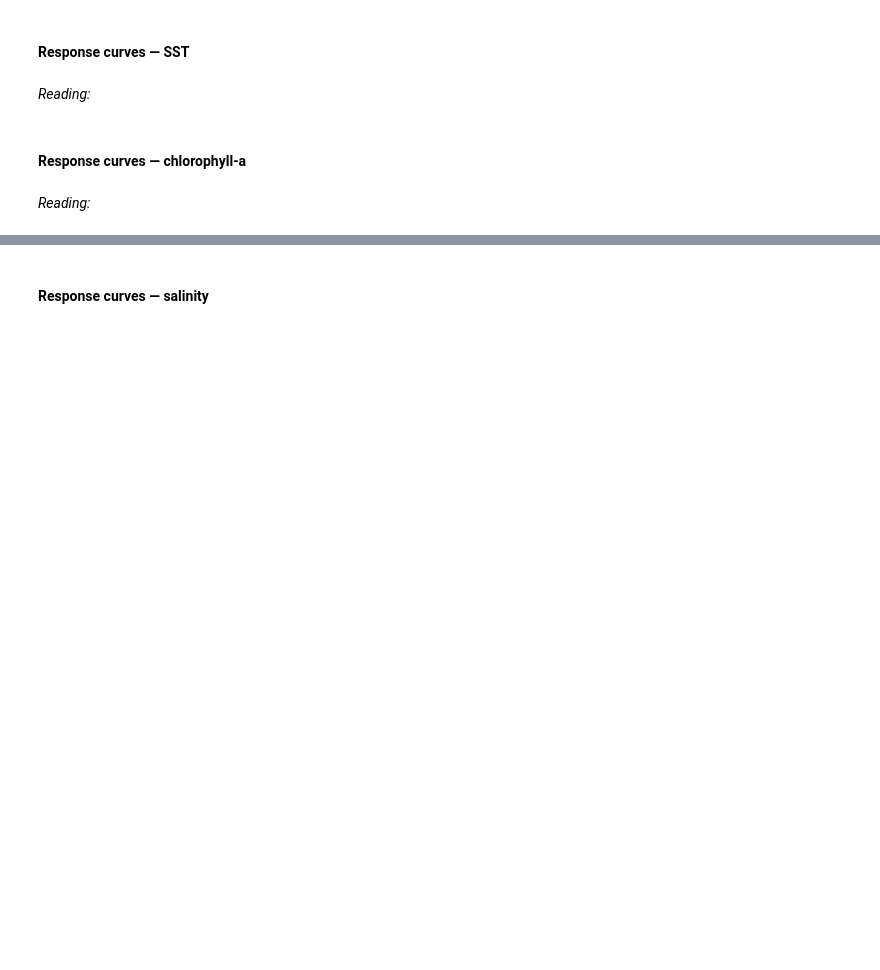
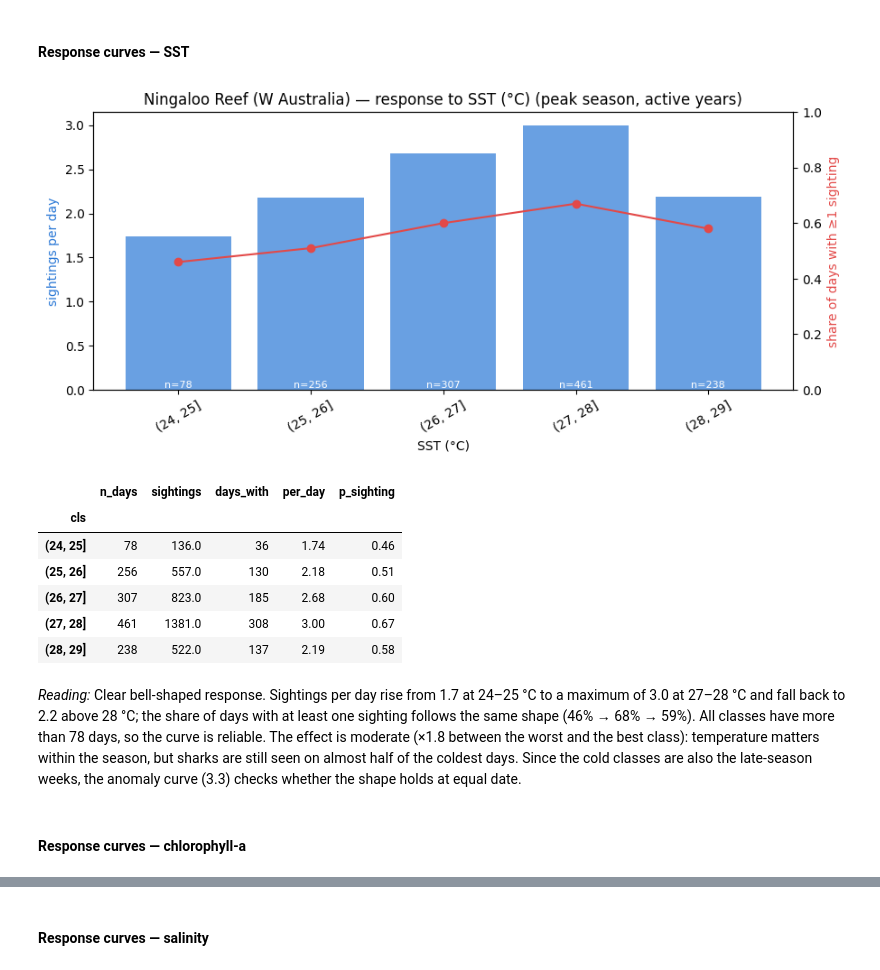
Before and after one commit to Patrick190508/whaleshark-mafia-island, a Jupyter notebook: notebooks/Daily_EDA_Peak_Season.ipynb, the cells around one changed output, grey strips where cells are left out. Drawn from its saved outputs; the diff is of its cells as text; code cells hidden in the pictures; blank space fills up the shorter version.

```diff
--- a/notebooks/Daily_EDA_Peak_Season.ipynb
+++ b/notebooks/Daily_EDA_Peak_Season.ipynb
@@ -174,5 +174,27 @@ def climatology(s, clim_from=2000):
     plt.tight_layout(); plt.show()
 # %% [markdown]
 ### 3.2 Response curve — sightings per day for each class of the variable
+# %%
+def response_curve(s, var, bins, label):
+    d = season[s].dropna(subset=[var]).copy()
+    d['cls'] = pd.cut(d[var], bins=bins)
+    t = d.groupby('cls', observed=True).agg(n_days=('sightings', 'size'),
+                                            sightings=('sightings', 'sum'),
+                                            days_with=('sightings', lambda x: (x > 0).sum()))
+    t['per_day'] = (t['sightings'] / t['n_days']).round(2)
+    t['p_sighting'] = (t['days_with'] / t['n_days']).round(2)
+
+    fig, ax1 = plt.subplots(figsize=(10, 4))
+    x = range(len(t))
+    ax1.bar(x, t['per_day'], color="#2a78d6", alpha=0.7)
+    ax1.set_ylabel("sightings per day", color="#2a78d6")
+    ax1.set_xticks(list(x)); ax1.set_xticklabels([str(c) for c in t.index], rotation=30)
+    for i, n in enumerate(t['n_days']): ax1.text(i, 0, f"n={n}", ha='center', va='bottom', fontsize=8, color="white")
+    ax2 = ax1.twinx()
+    ax2.plot(x, t['p_sighting'], color="#e34948", marker="o")
+    ax2.set_ylabel("share of days with ≥1 sighting", color="#e34948"); ax2.set_ylim(0, 1)
+    plt.title(f"{s} — response to {label} (peak season, active years)")
+    ax1.set_xlabel(label); plt.show()
+    return t
 # %% [markdown]
 ### 3.3 Anomaly response curve — same as 3.2, using the departure from the daily climatology
@@ -195,8 +329,18 @@ climatology(SITES[0])
 # %% [markdown]
 #### Response curves — SST
-# %% [markdown]
-*Reading:*
+# %%
+s = SITES[0]
+response_curve(s, 'sst', [24, 25, 26, 27, 28, 29], 'SST (°C)')
+# %% [output]
+[figure, added]
+|  | n_days | sightings | days_with | per_day | p_sighting |
+| cls |  |  |  |  |  |
+| (24, 25] | 78 | 136.0 | 36 | 1.74 | 0.46 |
+| (25, 26] | 256 | 557.0 | 130 | 2.18 | 0.51 |
+| (26, 27] | 307 | 823.0 | 185 | 2.68 | 0.60 |
+| (27, 28] | 461 | 1381.0 | 308 | 3.00 | 0.67 |
+| (28, 29] | 238 | 522.0 | 137 | 2.19 | 0.58 |
+# %% [markdown]
+*Reading:* Clear bell-shaped response. Sightings per day rise from 1.7 at 24–25 °C to a maximum of 3.0 at 27–28 °C and fall back to 2.2 above 28 °C; the share of days with at least one sighting follows the same shape (46% → 68% → 59%). All classes have more than 78 days, so the curve is reliable. The effect is moderate (×1.8 between the worst and the best class): temperature matters within the season, but sharks are still seen on almost half of the coldest days. Since the cold classes are also the late-season weeks, the anomaly curve (3.3) checks whether the shape holds at equal date.
 # %% [markdown]
 #### Response curves — chlorophyll-a
-# %% [markdown]
-*Reading:*
```
Also changed, not shown: parts of 47 cells of this notebook.
